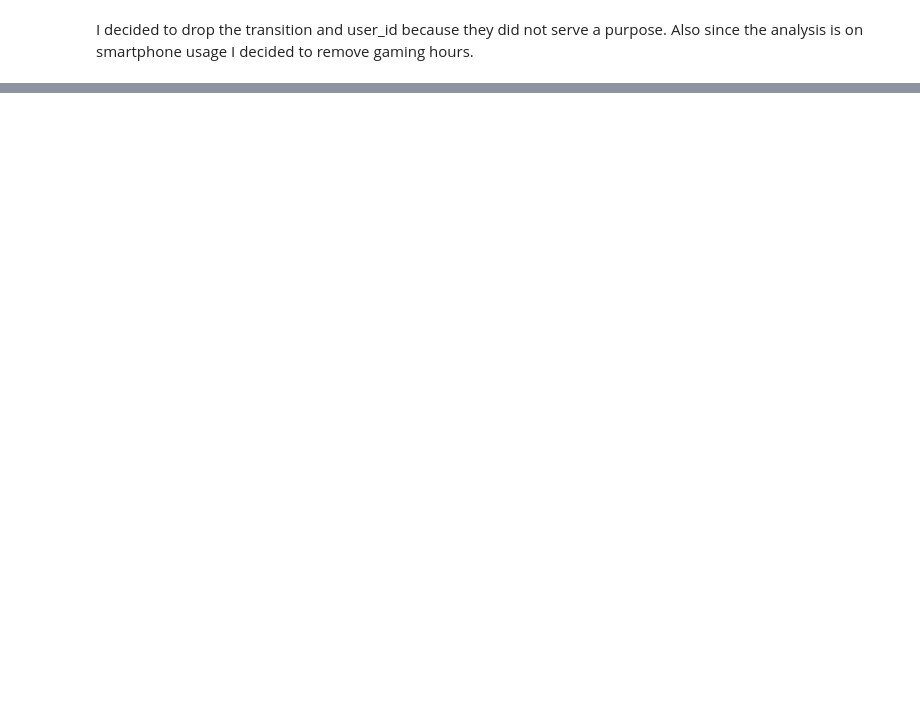
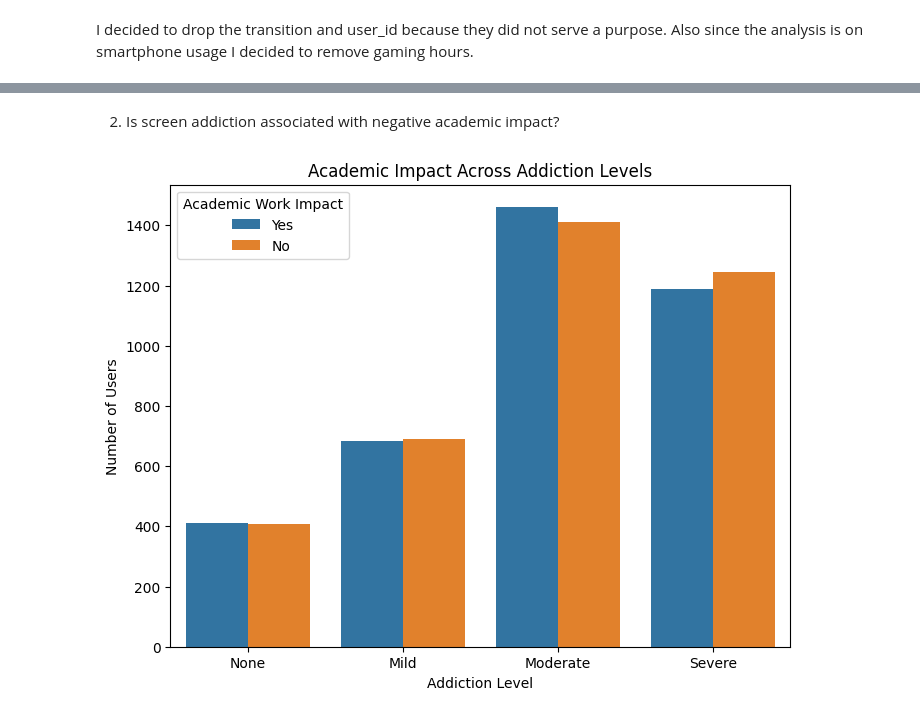
Before and after one commit to BuiltbyJaime/digital_wellbeing_smartphone_dependence_analysis, a Jupyter notebook: Notebooks/smartphone_addiction_analysis.ipynb, the cells around one changed output, grey strips where cells are left out. Drawn from its saved outputs; the diff is of its cells as text; code cells hidden in the pictures; blank space fills up the shorter version.

Commit message:
Included visualizations as well as changes to the read me to reflect my analysis.

```diff
--- a/Notebooks/smartphone_addiction_analysis.ipynb
+++ b/Notebooks/smartphone_addiction_analysis.ipynb
@@ -322,0 +288,12 @@ df[df["stress_level"] == "High"]
+# %%
+df = df.drop_duplicates()
+# %%
+df = df.dropna()
+# %%
+df['age'] = df['age'].astype(int)
+df['addicted_label'] = df['addicted_label'].astype(int)
+# %%
+df['addicted_status'] = df['addicted_label'].map({
+    0: 'Not Addicted',
+    1: 'Addicted'
+})
@@ -322,0 +353,22 @@ df[df["stress_level"] == "High"]
+# %% [markdown]
+2. Is screen addiction associated with negative academic impact?
+# %%
+plt.figure(figsize=(8,6))
+
+sns.countplot(
+    data=df,
+    x='addiction_level',
+    hue='academic_work_impact',
+    order=['None', 'Mild', 'Moderate', 'Severe']
+)
+
+plt.title('Academic Impact Across Addiction Levels')
+
+plt.xlabel('Addiction Level')
+plt.ylabel('Number of Users')
+
+plt.legend(title='Academic Work Impact')
+
+plt.show()
+# %% [output]
+[figure, added]
```
Also changed, not shown: parts of 35 cells of this notebook, 2 other files.
